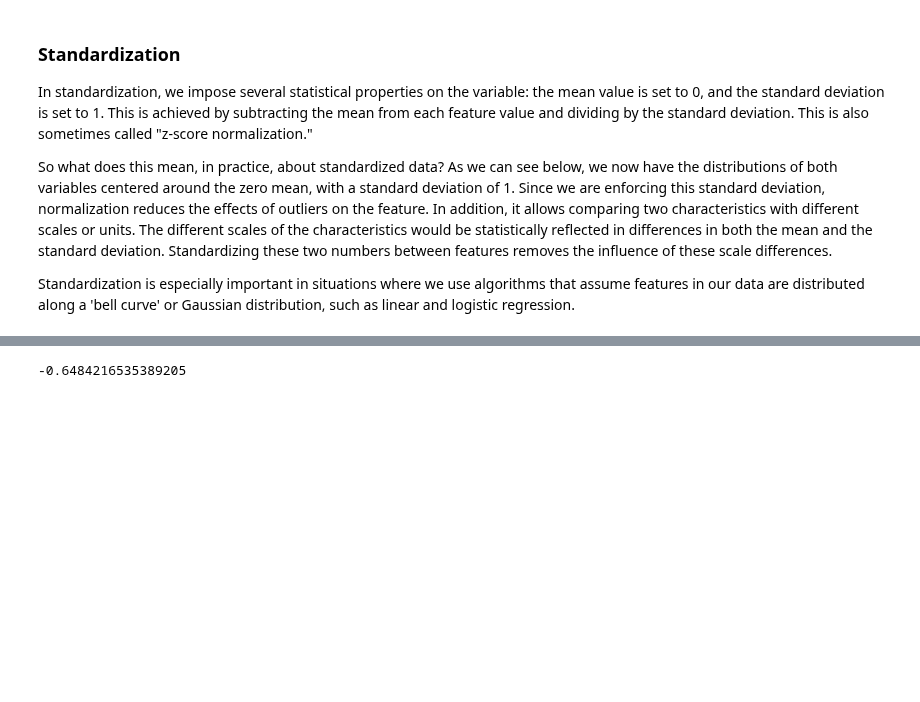
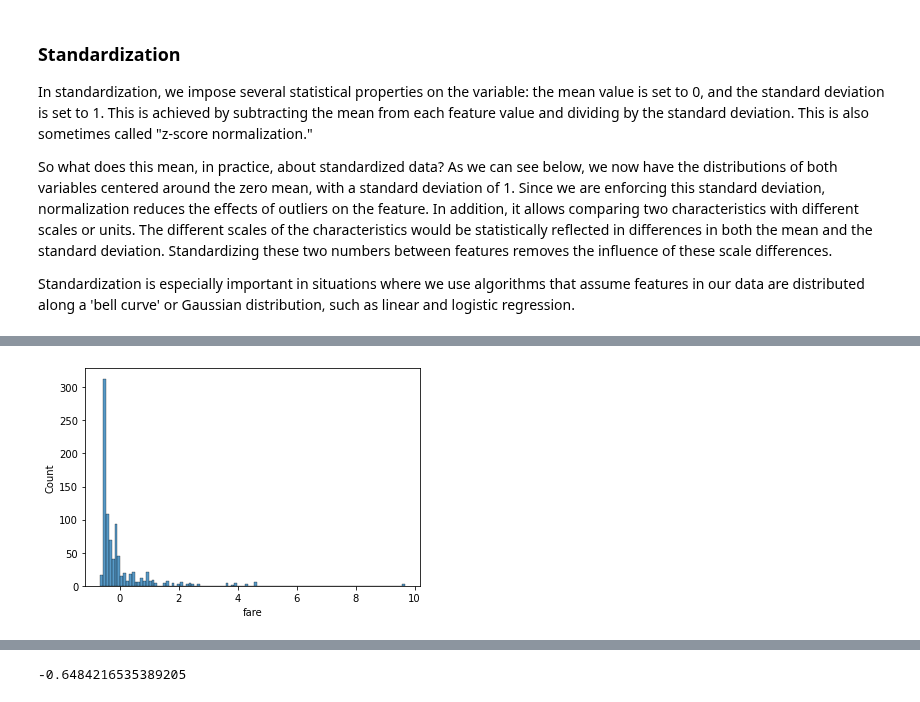
Before and after one commit to Ironhack-data-bcn-oct-2022/lectures, a Jupyter notebook: week-7/03-Feature_engineering.ipynb, the cells around one changed output, grey strips where cells are left out. Saved outputs shown, nothing was run; the diff lists cells and outputs as text; code cells hidden in the pictures; blank space fills up the shorter version.

```diff
--- a/week-7/03-Feature_engineering.ipynb
+++ b/week-7/03-Feature_engineering.ipynb
@@ -827,3 +832,8 @@ data.fare.max()
+# %%
+import seaborn as sns
+sns.histplot(x=data.fare);
+# %% [output]
+[figure, added]
 # %%
 data["fare"] = scaler.fit_transform(data["fare"].values.reshape(-1, 1))
 # %%
```
Also changed, not shown: parts of 34 cells of this notebook.
